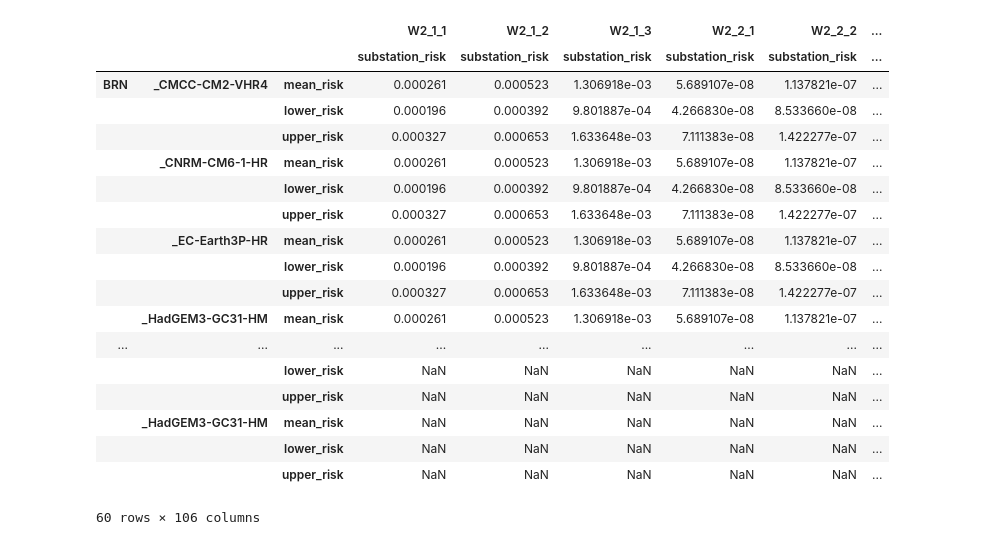
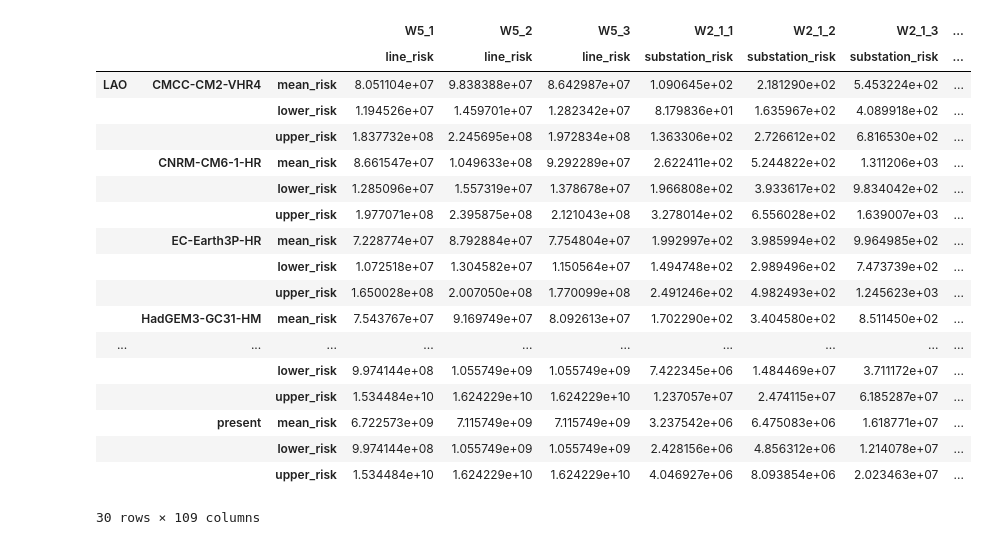
Before and after one commit to Mengqi-Ye/pg_risk_analysis, a Jupyter notebook: notebooks/Asset_results.ipynb, the cells around one changed output. Saved outputs shown, nothing was run; the diff lists cells and outputs as text; code cells hidden in the pictures.

Commit message:
restructure results

```diff
--- a/notebooks/Asset_results.ipynb
+++ b/notebooks/Asset_results.ipynb
@@ -2,48 +2,41 @@
 import os
 import pandas as pd
 # %%
-output_path = '..\\output'
+output_path = os.path.join('C:\\','Users','mye500','Desktop','test_results')
 # %%
 risk_path = os.path.join(output_path,'risk')
 # %%
-def restructure_outputs(hazard_type='tc',data_type='osm'):
-
-    if hazard_type == 'fl':
-        climate_models = ['historical','rcp85']
-    else:
-        climate_models = ['_CMCC-CM2-VHR4','_CNRM-CM6-1-HR','_EC-Earth3P-HR','_HadGEM3-GC31-HM'] #'' present day needs to be added when working!!
-
+def restructure_outputs(hazard_type,infra_type):
     outputs = {}
     for risk_result in os.listdir(risk_path):
-        for climate_model in climate_models:
-            if (hazard_type in risk_result) & (data_type in risk_result) & (climate_model in risk_result):
-                check_sheets = pd.ExcelFile(os.path.join(risk_path,risk_result)).sheet_names
-                for sheet in check_sheets:
-                    out = pd.read_excel(os.path.join(risk_path,risk_result),sheet_name= sheet, index_col=[0])
-                    outputs[risk_result[:3],climate_model,sheet] = out
-
+        climate_model = os.path.splitext(risk_result)[0].split('_')[3]
+        if (hazard_type in risk_result) & (infra_type in risk_result) & (climate_model in risk_result):
+            check_sheets = pd.ExcelFile(os.path.join(risk_path,risk_result)).sheet_names
+            for sheet in check_sheets:
+                out = pd.read_excel(os.path.join(risk_path,risk_result),sheet_name= sheet, index_col=[0])
+                outputs[risk_result[:3],climate_model,sheet] = out
     df = pd.concat(outputs).unstack(level=2).dropna(axis=1, how='all')
-    df.to_csv(os.path.join(output_path,'tc_risk.csv'))
+    df.to_csv(os.path.join(output_path,'{}_risk.csv'.format(hazard_type)))
     return df
 # %%
-restructure_outputs(hazard_type='tc',data_type='osm')
+restructure_outputs('tc','osm')
 # %% [output]
-|  |  |  | W2_1_1 | W2_1_2 | W2_1_3 | W2_2_1 | W2_2_2 | ... |
-|  |  |  | substation_risk | substation_risk | substation_risk | substation_risk | substation_risk | ... |
-| BRN | _CMCC-CM2-VHR4 | mean_risk | 0.000261 | 0.000523 | 1.306918e-03 | 5.689107e-08 | 1.137821e-07 | ... |
-|  |  | lower_risk | 0.000196 | 0.000392 | 9.801887e-04 | 4.266830e-08 | 8.533660e-08 | ... |
-|  |  | upper_risk | 0.000327 | 0.000653 | 1.633648e-03 | 7.111383e-08 | 1.422277e-07 | ... |
-|  | _CNRM-CM6-1-HR | mean_risk | 0.000261 | 0.000523 | 1.306918e-03 | 5.689107e-08 | 1.137821e-07 | ... |
-|  |  | lower_risk | 0.000196 | 0.000392 | 9.801887e-04 | 4.266830e-08 | 8.533660e-08 | ... |
-|  |  | upper_risk | 0.000327 | 0.000653 | 1.633648e-03 | 7.111383e-08 | 1.422277e-07 | ... |
-|  | _EC-Earth3P-HR | mean_risk | 0.000261 | 0.000523 | 1.306918e-03 | 5.689107e-08 | 1.137821e-07 | ... |
-|  |  | lower_risk | 0.000196 | 0.000392 | 9.801887e-04 | 4.266830e-08 | 8.533660e-08 | ... |
-|  |  | upper_risk | 0.000327 | 0.000653 | 1.633648e-03 | 7.111383e-08 | 1.422277e-07 | ... |
-|  | _HadGEM3-GC31-HM | mean_risk | 0.000261 | 0.000523 | 1.306918e-03 | 5.689107e-08 | 1.137821e-07 | ... |
-| ... | ... | ... | ... | ... | ... | ... | ... | ... |
-|  |  | lower_risk | NaN | NaN | NaN | NaN | NaN | ... |
-|  |  | upper_risk | NaN | NaN | NaN | NaN | NaN | ... |
-|  | _HadGEM3-GC31-HM | mean_risk | NaN | NaN | NaN | NaN | NaN | ... |
-|  |  | lower_risk | NaN | NaN | NaN | NaN | NaN | ... |
-|  |  | upper_risk | NaN | NaN | NaN | NaN | NaN | ... |
+|  |  |  | W5_1 | W5_2 | W5_3 | W2_1_1 | W2_1_2 | W2_1_3 | ... |
+|  |  |  | line_risk | line_risk | line_risk | substation_risk | substation_risk | substation_risk | ... |
+| LAO | CMCC-CM2-VHR4 | mean_risk | 8.051104e+07 | 9.838388e+07 | 8.642987e+07 | 1.090645e+02 | 2.181290e+02 | 5.453224e+02 | ... |
+|  |  | lower_risk | 1.194526e+07 | 1.459701e+07 | 1.282342e+07 | 8.179836e+01 | 1.635967e+02 | 4.089918e+02 | ... |
+|  |  | upper_risk | 1.837732e+08 | 2.245695e+08 | 1.972834e+08 | 1.363306e+02 | 2.726612e+02 | 6.816530e+02 | ... |
+|  | CNRM-CM6-1-HR | mean_risk | 8.661547e+07 | 1.049633e+08 | 9.292289e+07 | 2.622411e+02 | 5.244822e+02 | 1.311206e+03 | ... |
+|  |  | lower_risk | 1.285096e+07 | 1.557319e+07 | 1.378678e+07 | 1.966808e+02 | 3.933617e+02 | 9.834042e+02 | ... |
+|  |  | upper_risk | 1.977071e+08 | 2.395875e+08 | 2.121043e+08 | 3.278014e+02 | 6.556028e+02 | 1.639007e+03 | ... |
+|  | EC-Earth3P-HR | mean_risk | 7.228774e+07 | 8.792884e+07 | 7.754804e+07 | 1.992997e+02 | 3.985994e+02 | 9.964985e+02 | ... |
+|  |  | lower_risk | 1.072518e+07 | 1.304582e+07 | 1.150564e+07 | 1.494748e+02 | 2.989496e+02 | 7.473739e+02 | ... |
+|  |  | upper_risk | 1.650028e+08 | 2.007050e+08 | 1.770099e+08 | 2.491246e+02 | 4.982493e+02 | 1.245623e+03 | ... |
+|  | HadGEM3-GC31-HM | mean_risk | 7.543767e+07 | 9.169749e+07 | 8.092613e+07 | 1.702290e+02 | 3.404580e+02 | 8.511450e+02 | ... |
+| ... | ... | ... | ... | ... | ... | ... | ... | ... | ... |
+|  |  | lower_risk | 9.974144e+08 | 1.055749e+09 | 1.055749e+09 | 7.422345e+06 | 1.484469e+07 | 3.711172e+07 | ... |
+|  |  | upper_risk | 1.534484e+10 | 1.624229e+10 | 1.624229e+10 | 1.237057e+07 | 2.474115e+07 | 6.185287e+07 | ... |
+|  | present | mean_risk | 6.722573e+09 | 7.115749e+09 | 7.115749e+09 | 3.237542e+06 | 6.475083e+06 | 1.618771e+07 | ... |
+|  |  | lower_risk | 9.974144e+08 | 1.055749e+09 | 1.055749e+09 | 2.428156e+06 | 4.856312e+06 | 1.214078e+07 | ... |
+|  |  | upper_risk | 1.534484e+10 | 1.624229e+10 | 1.624229e+10 | 4.046927e+06 | 8.093854e+06 | 2.023463e+07 | ... |
-60 rows × 106 columns
+30 rows × 109 columns
```
Also changed, not shown: 1 other file.
